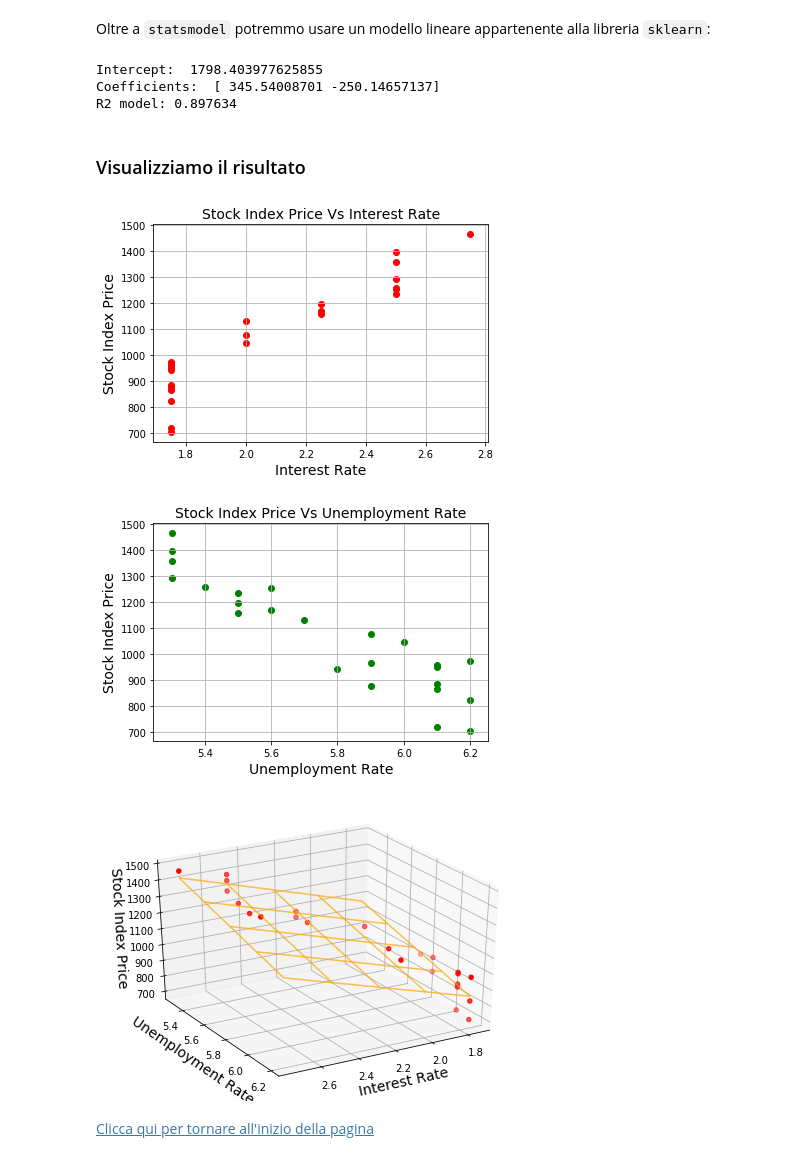
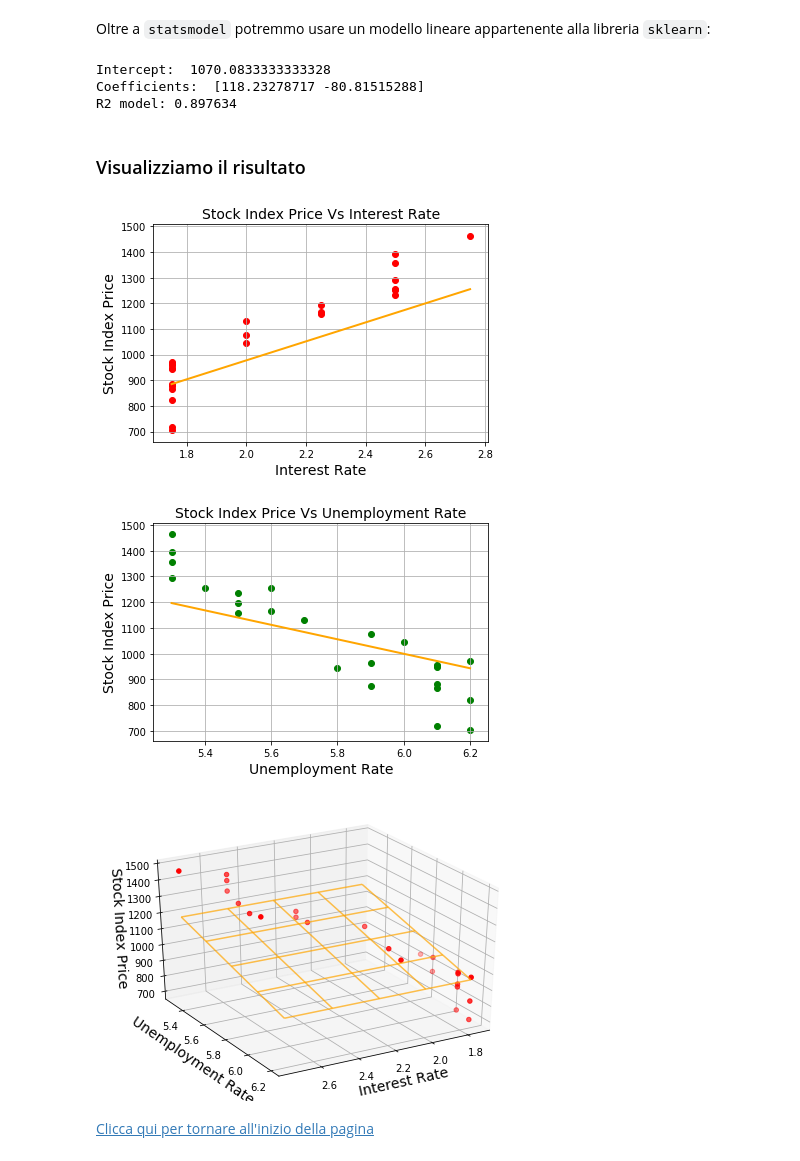
Before and after one commit to PietroDS/DataScience-HEP, a Jupyter notebook: Lezioni/Lezione 3.A - Regressione.ipynb, the cells around one changed output. Drawn from its saved outputs; the diff is of its cells as text; code cells hidden in the pictures.

```diff
--- a/Lezioni/Lezione 3.A - Regressione.ipynb
+++ b/Lezioni/Lezione 3.A - Regressione.ipynb
@@ -399,13 +399,18 @@ Quando lavoriamo con più features dobbiamo essere sicuri che queste siano compr
 Standardizziamo l'array con le features utilizzando la classe StandardScaler di scikit-learn
 # %%
 from sklearn.metrics import r2_score
+from sklearn.preprocessing import StandardScaler
 
 X = data[['Interest_Rate', 'Unemployment_Rate']]
 Y = data['Stock_Index_Price']
 
-X = sm.add_constant(X) # adding a constant
-model = sm.OLS(Y, X).fit(normalize=True)
-Y_pred = model.predict(X)
+ss = StandardScaler()
+X_std = ss.fit_transform(X)
+X_std = pd.DataFrame(X_std, columns=['Interest_Rate', 'Unemployment_Rate'])
+
+X_std = sm.add_constant(X_std) # adding a constant
+model = sm.OLS(Y, X_std).fit(normalize=True)
+Y_pred = model.predict(X_std)
 
 print("R2 model: %f" % r2_score(Y, Y_pred))
 # %% [output]
@@ -437,29 +442,38 @@ Warnings:
 Oltre a `statsmodel` potremmo usare un modello lineare appartenente alla libreria `sklearn`:
 # %%
 from sklearn import linear_model
+from sklearn.preprocessing import StandardScaler
 
 X = data[['Interest_Rate', 'Unemployment_Rate']]
 Y = data['Stock_Index_Price']
 
+ss = StandardScaler()
+X_std = ss.fit_transform(X)
+X_std = pd.DataFrame(X_std, columns=['Interest_Rate', 'Unemployment_Rate'])
+
 # with sklearn
-regr = linear_model.LinearRegression(normalize=True)
-regr.fit(X, Y)
+regr = linear_model.LinearRegression()
+regr.fit(X_std, Y)
 
 print('Intercept: ', regr.intercept_)
 print('Coefficients: ', regr.coef_)
 
 # prediction with sklearn
-Y_pred = regr.predict(X)
+Y_pred = regr.predict(X_std)
 print("R2 model: %f" % r2_score(Y, Y_pred))
 # %% [output]
-Intercept:  1798.403977625855
-Coefficients:  [ 345.54008701 -250.14657137]
+Intercept:  1070.0833333333328
+Coefficients:  [118.23278717 -80.81515288]
 R2 model: 0.897634
 # %% [markdown]
 <a id='section9'></a>
 ### Visualizziamo il risultato
 # %%
 # First correlation
+x1 = pd.DataFrame(np.linspace(data['Interest_Rate'].min(), data['Interest_Rate'].max(), 10))
+yhat = model.params['const'] + model.params['Interest_Rate'] * ss.fit_transform(x1)
+plt.plot(x1, yhat, lw=2, c='orange')
+
 plt.scatter(data['Interest_Rate'], data['Stock_Index_Price'], color='red')
 plt.title('Stock Index Price Vs Interest Rate', fontsize=14)
 plt.xlabel('Interest Rate', fontsize=14)
@@ -468,6 +482,10 @@ plt.grid(True)
 plt.show()
 
 ## Second correlation
+x1 = pd.DataFrame(np.linspace(data['Unemployment_Rate'].min(), data['Unemployment_Rate'].max(), 10))
+yhat = model.params['const'] + model.params['Unemployment_Rate'] * ss.fit_transform(x1)
+plt.plot(x1, yhat, lw=2, c='orange')
+
 plt.scatter(data['Unemployment_Rate'], data['Stock_Index_Price'], color='green')
 plt.title('Stock Index Price Vs Unemployment Rate', fontsize=14)
 plt.xlabel('Unemployment Rate', fontsize=14)
@@ -475,30 +493,30 @@ plt.ylabel('Stock Index Price', fontsize=14)
 plt.grid(True)
 plt.show()
 # %% [output]
-[figure, old version]
+[figure, new version]
-[figure, old version]
+[figure, new version]
 # %%
 from mpl_toolkits.mplot3d import Axes3D
 
 fig = plt.figure()
 ax = Axes3D(fig)
 
 ax.scatter(data['Interest_Rate'], data['Unemployment_Rate'], data['Stock_Index_Price'], color='red')
 ax.set_xlabel('Interest Rate', fontsize=14)
 ax.set_ylabel('Unemployment Rate', fontsize=14)
 ax.set_zlabel('Stock Index Price', fontsize=14)
 
 x = np.linspace(data['Interest_Rate'].min(), data['Interest_Rate'].max(), 5)
 y = np.linspace(data['Unemployment_Rate'].min(), data['Unemployment_Rate'].max(), 5)
 x, y = np.meshgrid(x, y)
 
-z = model.params['const'] + model.params['Interest_Rate'] * x + model.params['Unemployment_Rate'] * y
+z = model.params['const'] + model.params['Interest_Rate'] * ss.fit_transform(x) + model.params['Unemployment_Rate'] * ss.fit_transform(y)
 z = z.reshape(x.shape)
 
 ax.view_init(30, 60)
 ax.plot_wireframe(x, y, z, color='orange', alpha=0.7)
 plt.show()
 # %% [output]
-[figure, old version]
+[figure, new version]
 # %% [markdown]
 [Clicca qui per tornare all'inizio della pagina](#start)<a id='start'></a>
```
